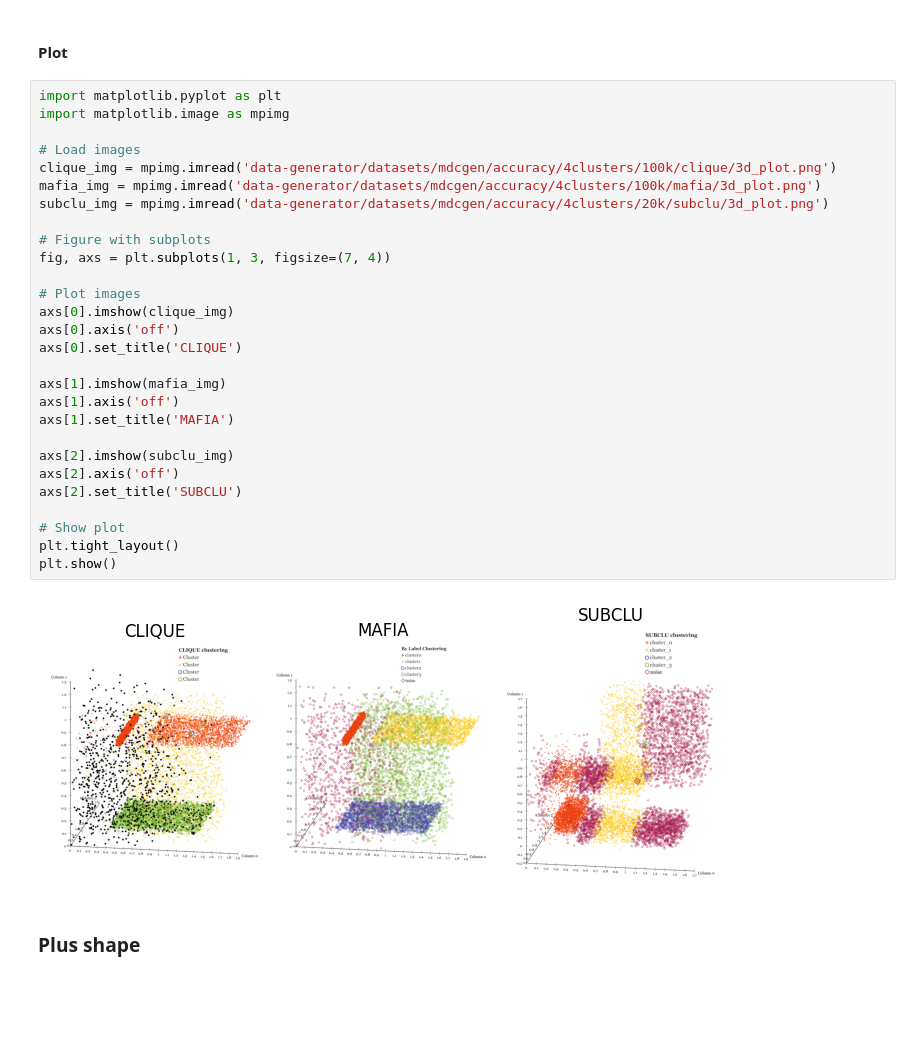
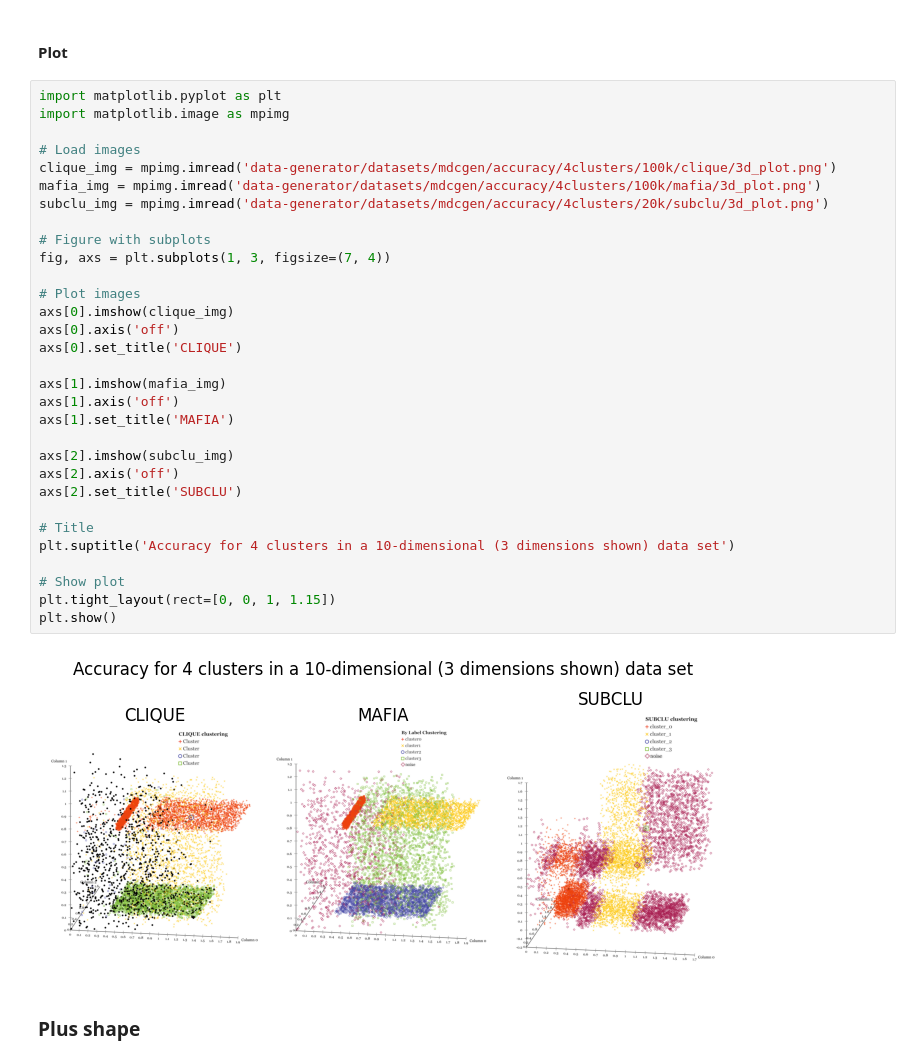
Before and after one commit to henrikdchristensen/SDU-Data-Mining-Exam, a Jupyter notebook: evaluation.ipynb, the cells around one changed output. Drawn from its saved outputs; the diff is of its cells as text; blank space fills up the shorter version.

```diff
--- a/evaluation.ipynb
+++ b/evaluation.ipynb
@@ -156,33 +159,36 @@ MAFIA:
 # %%
 import matplotlib.pyplot as plt
 import matplotlib.image as mpimg
 
 # Load images
 clique_img = mpimg.imread('data-generator/datasets/mdcgen/accuracy/4clusters/100k/clique/3d_plot.png')
 mafia_img = mpimg.imread('data-generator/datasets/mdcgen/accuracy/4clusters/100k/mafia/3d_plot.png')
 subclu_img = mpimg.imread('data-generator/datasets/mdcgen/accuracy/4clusters/20k/subclu/3d_plot.png')
 
 # Figure with subplots
 fig, axs = plt.subplots(1, 3, figsize=(7, 4))
 
 # Plot images
 axs[0].imshow(clique_img)
 axs[0].axis('off')
 axs[0].set_title('CLIQUE')
 
 axs[1].imshow(mafia_img)
 axs[1].axis('off')
 axs[1].set_title('MAFIA')
 
 axs[2].imshow(subclu_img)
 axs[2].axis('off')
 axs[2].set_title('SUBCLU')
 
+# Title
+plt.suptitle('Accuracy for 4 clusters in a 10-dimensional (3 dimensions shown) data set')
+
 # Show plot
-plt.tight_layout()
+plt.tight_layout(rect=[0, 0, 1, 1.15])
 plt.show()
 # %% [output]
-[figure, old version]
+[figure, new version]
 # %% [markdown]
 ### Plus shape
 # %% [markdown]
```
Also changed, not shown: parts of 7 cells of this notebook, 5 other files.
